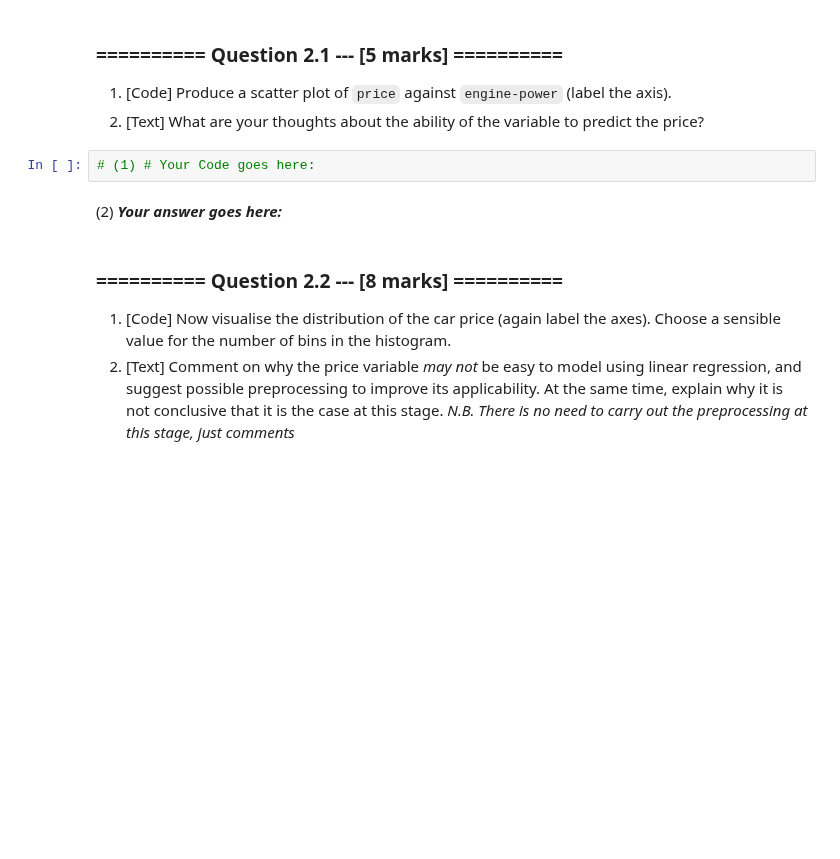
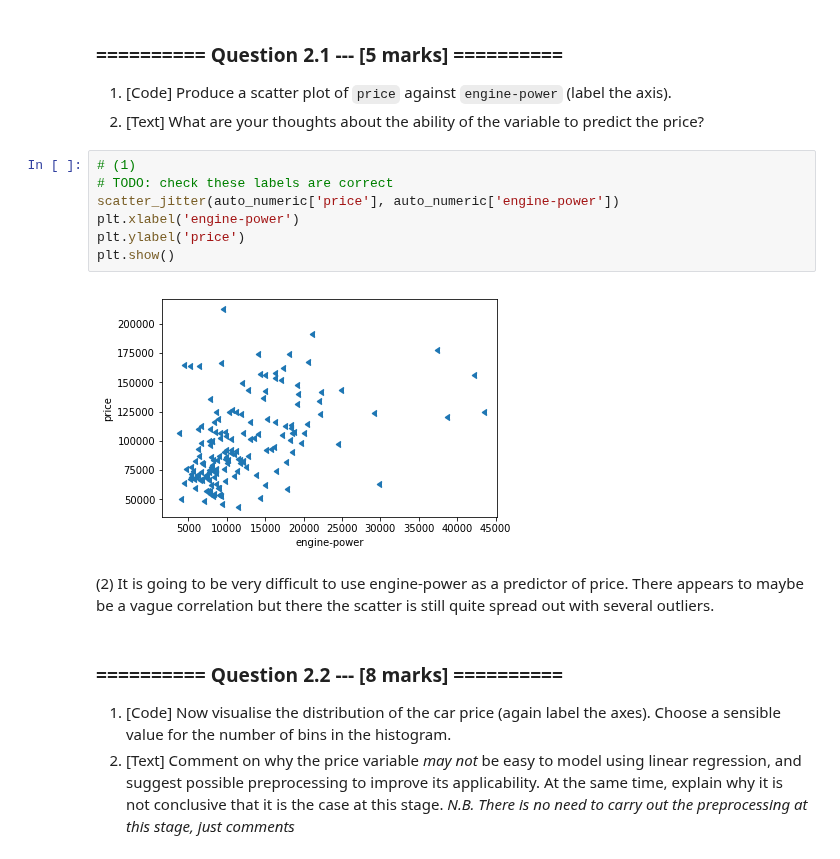
Before and after one commit to tjcdev/iaml, a Jupyter notebook: Assignments/02_LinearRegression.ipynb, the cells around one changed output. Cells and saved outputs as stored; diff of their text form; blank space fills up the shorter version.

```diff
--- a/Assignments/02_LinearRegression.ipynb
+++ b/Assignments/02_LinearRegression.ipynb
@@ -238,10 +238,17 @@ When applying machine learning in practice it can be prudent to start out simple
 
 1. [Code] Produce a scatter plot of `price` against `engine-power` (label the axis).
 1. [Text] What are your thoughts about the ability of the variable to predict the price?
-# %%
-# (1) # Your Code goes here:
-# %% [markdown]
-(2) ***Your answer goes here:***
+# %%
+# (1)
+# TODO: check these labels are correct
+scatter_jitter(auto_numeric['price'], auto_numeric['engine-power'])
+plt.xlabel('engine-power')
+plt.ylabel('price')
+plt.show()
+# %% [output]
+[figure, added]
+# %% [markdown]
+(2) It is going to be very difficult to use engine-power as a predictor of price. There appears to maybe be a vague correlation but there the scatter is still quite spread out with several outliers.
 # %% [markdown]
 ### ========== Question 2.2 --- [8 marks] ==========
 
```
Also changed, not shown: parts of 1 cell of this notebook.
